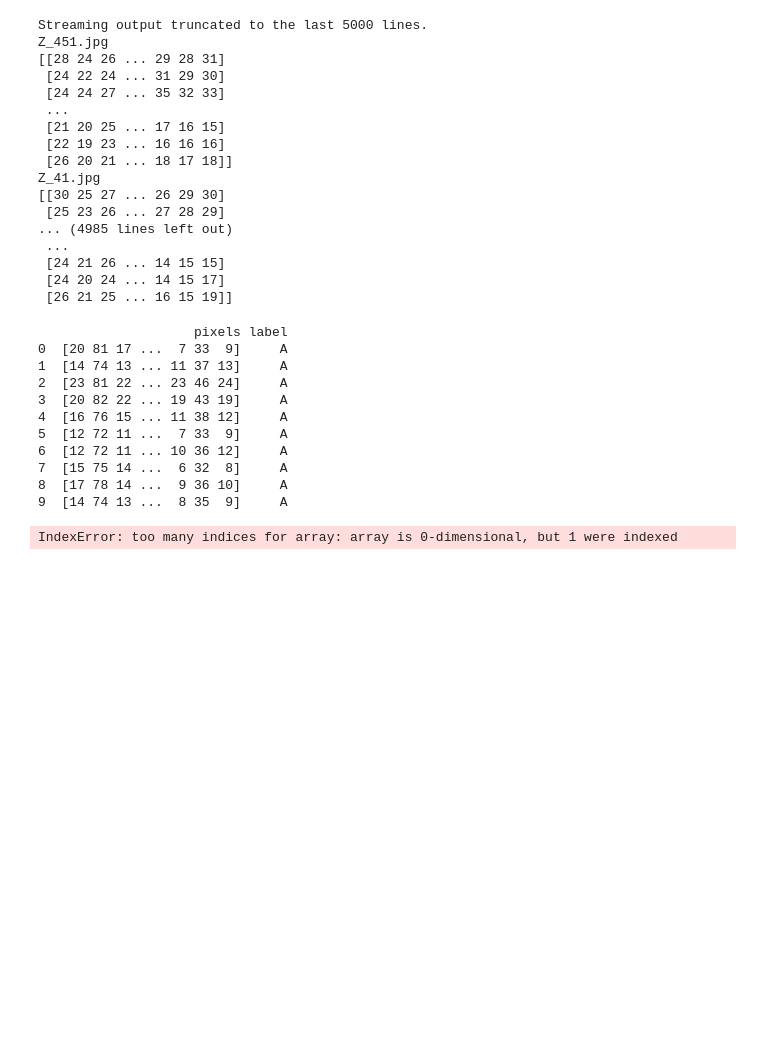
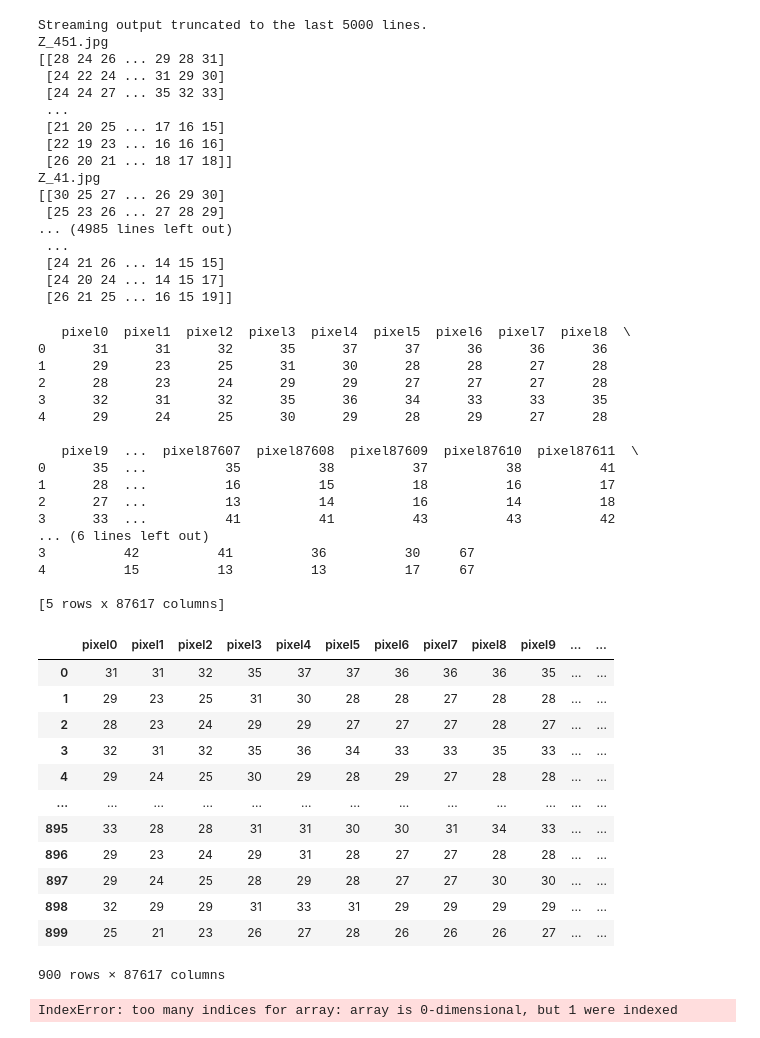
Before and after one commit to Prakas-Dutta/Hand-gesture-to-alphabet, a Jupyter notebook: Alphabetical_Hand_gesture_recognition_using_deep_learning.ipynb, the cells around one changed output. Cells and saved outputs as stored; diff of their text form; code cells hidden in the pictures; blank space fills up the shorter version.

```diff
--- a/Alphabetical_Hand_gesture_recognition_using_deep_learning.ipynb
+++ b/Alphabetical_Hand_gesture_recognition_using_deep_learning.ipynb
@@ -123,20 +118,42 @@ with open('/content/drive/MyDrive/images.csv', 'w', newline='') as f:
 # %%
 import pandas as pd
 import numpy as np
-images=pd.read_csv('images.csv')
-print(images.head(10))
+images=pd.read_csv('images.csv', nrows=2000)
+print(images.head())
 # %% [output]
-                    pixels label
-0  [20 81 17 ...  7 33  9]     A
-1  [14 74 13 ... 11 37 13]     A
-2  [23 81 22 ... 23 46 24]     A
-3  [20 82 22 ... 19 43 19]     A
-4  [16 76 15 ... 11 38 12]     A
-5  [12 72 11 ...  7 33  9]     A
-6  [12 72 11 ... 10 36 12]     A
-7  [15 75 14 ...  6 32  8]     A
-8  [17 78 14 ...  9 36 10]     A
-9  [14 74 13 ...  8 35  9]     A
+   pixel0  pixel1  pixel2  pixel3  pixel4  pixel5  pixel6  pixel7  pixel8  \
+0      31      31      32      35      37      37      36      36      36
+1      29      23      25      31      30      28      28      27      28
+2      28      23      24      29      29      27      27      27      28
+3      32      31      32      35      36      34      33      33      35
+4      29      24      25      30      29      28      29      27      28
+
+   pixel9  ...  pixel87607  pixel87608  pixel87609  pixel87610  pixel87611  \
+0      35  ...          35          38          37          38          41
+1      28  ...          16          15          18          16          17
+2      27  ...          13          14          16          14          18
+3      33  ...          41          41          43          43          42
+... (6 lines left out)
+3          42          41          36          30     67
+4          15          13          13          17     67
+
+[5 rows x 87617 columns]
+# %%
+images.head(900)
+# %% [output]
+|  | pixel0 | pixel1 | pixel2 | pixel3 | pixel4 | pixel5 | pixel6 | pixel7 | pixel8 | pixel9 | ... | ... |
+| 0 | 31 | 31 | 32 | 35 | 37 | 37 | 36 | 36 | 36 | 35 | ... | ... |
+| 1 | 29 | 23 | 25 | 31 | 30 | 28 | 28 | 27 | 28 | 28 | ... | ... |
+| 2 | 28 | 23 | 24 | 29 | 29 | 27 | 27 | 27 | 28 | 27 | ... | ... |
+| 3 | 32 | 31 | 32 | 35 | 36 | 34 | 33 | 33 | 35 | 33 | ... | ... |
+| 4 | 29 | 24 | 25 | 30 | 29 | 28 | 29 | 27 | 28 | 28 | ... | ... |
+| ... | ... | ... | ... | ... | ... | ... | ... | ... | ... | ... | ... | ... |
+| 895 | 33 | 28 | 28 | 31 | 31 | 30 | 30 | 31 | 34 | 33 | ... | ... |
+| 896 | 29 | 23 | 24 | 29 | 31 | 28 | 27 | 27 | 28 | 28 | ... | ... |
+| 897 | 29 | 24 | 25 | 28 | 29 | 28 | 27 | 27 | 30 | 30 | ... | ... |
+| 898 | 32 | 29 | 29 | 31 | 33 | 31 | 29 | 29 | 29 | 29 | ... | ... |
+| 899 | 25 | 21 | 23 | 26 | 27 | 28 | 26 | 26 | 26 | 27 | ... | ... |
+900 rows × 87617 columns
 # %%
 
 arr=np.array(images['pixels'][0])
```
Also changed, not shown: parts of 16 cells of this notebook.
